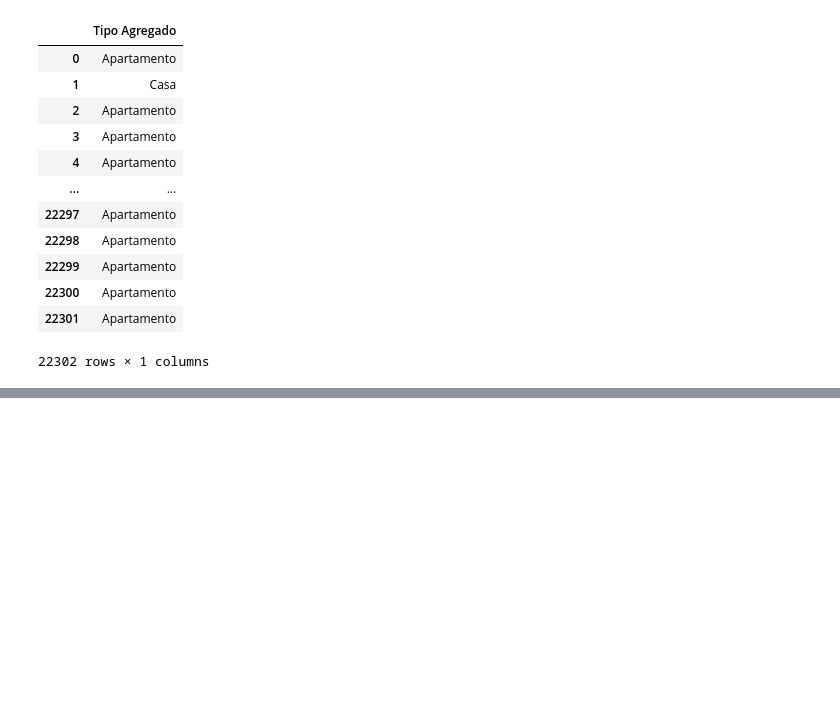
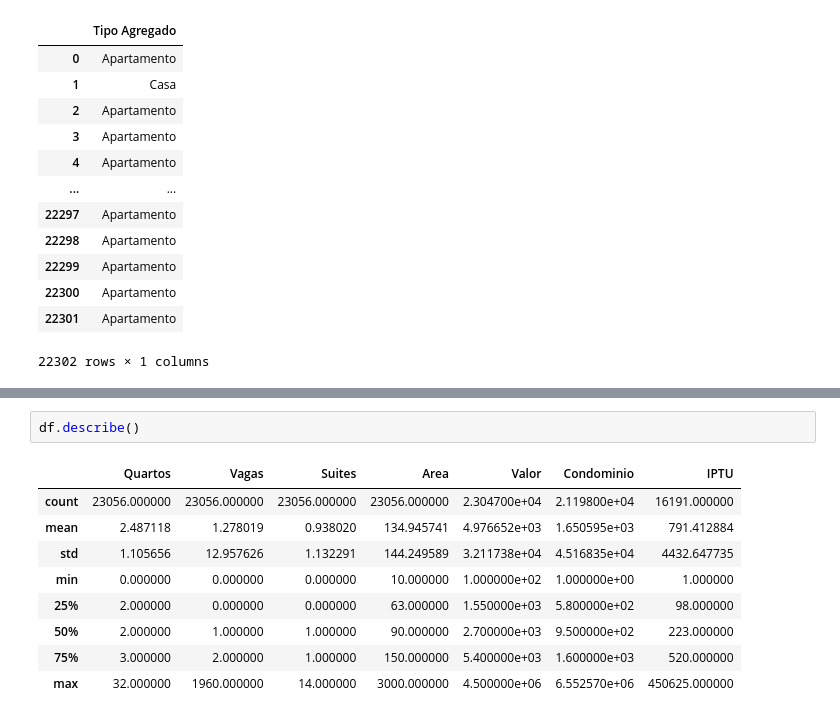
Before and after one commit to nathanqueija/myjourneytodatascience, a Jupyter notebook: 02_pandas_treating_and_analyzing_data/pandas.ipynb, the cells around one changed output, grey strips where cells are left out. Cells and saved outputs as stored; diff of their text form; blank space fills up the shorter version.

```diff
--- a/02_pandas_treating_and_analyzing_data/pandas.ipynb
+++ b/02_pandas_treating_and_analyzing_data/pandas.ipynb
@@ -973,0 +1017,12 @@ df_aux
+# %%
+df.describe()
+# %% [output]
+|  | Quartos | Vagas | Suites | Area | Valor | Condominio | IPTU |
+| count | 23056.000000 | 23056.000000 | 23056.000000 | 23056.000000 | 2.304700e+04 | 2.119800e+04 | 16191.000000 |
+| mean | 2.487118 | 1.278019 | 0.938020 | 134.945741 | 4.976652e+03 | 1.650595e+03 | 791.412884 |
+| std | 1.105656 | 12.957626 | 1.132291 | 144.249589 | 3.211738e+04 | 4.516835e+04 | 4432.647735 |
+| min | 0.000000 | 0.000000 | 0.000000 | 10.000000 | 1.000000e+02 | 1.000000e+00 | 1.000000 |
+| 25% | 2.000000 | 0.000000 | 0.000000 | 63.000000 | 1.550000e+03 | 5.800000e+02 | 98.000000 |
+| 50% | 2.000000 | 1.000000 | 1.000000 | 90.000000 | 2.700000e+03 | 9.500000e+02 | 223.000000 |
+| 75% | 3.000000 | 2.000000 | 1.000000 | 150.000000 | 5.400000e+03 | 1.600000e+03 | 520.000000 |
+| max | 32.000000 | 1960.000000 | 14.000000 | 3000.000000 | 4.500000e+06 | 6.552570e+06 | 450625.000000 |
```
Also changed, not shown: parts of 14 cells of this notebook.
